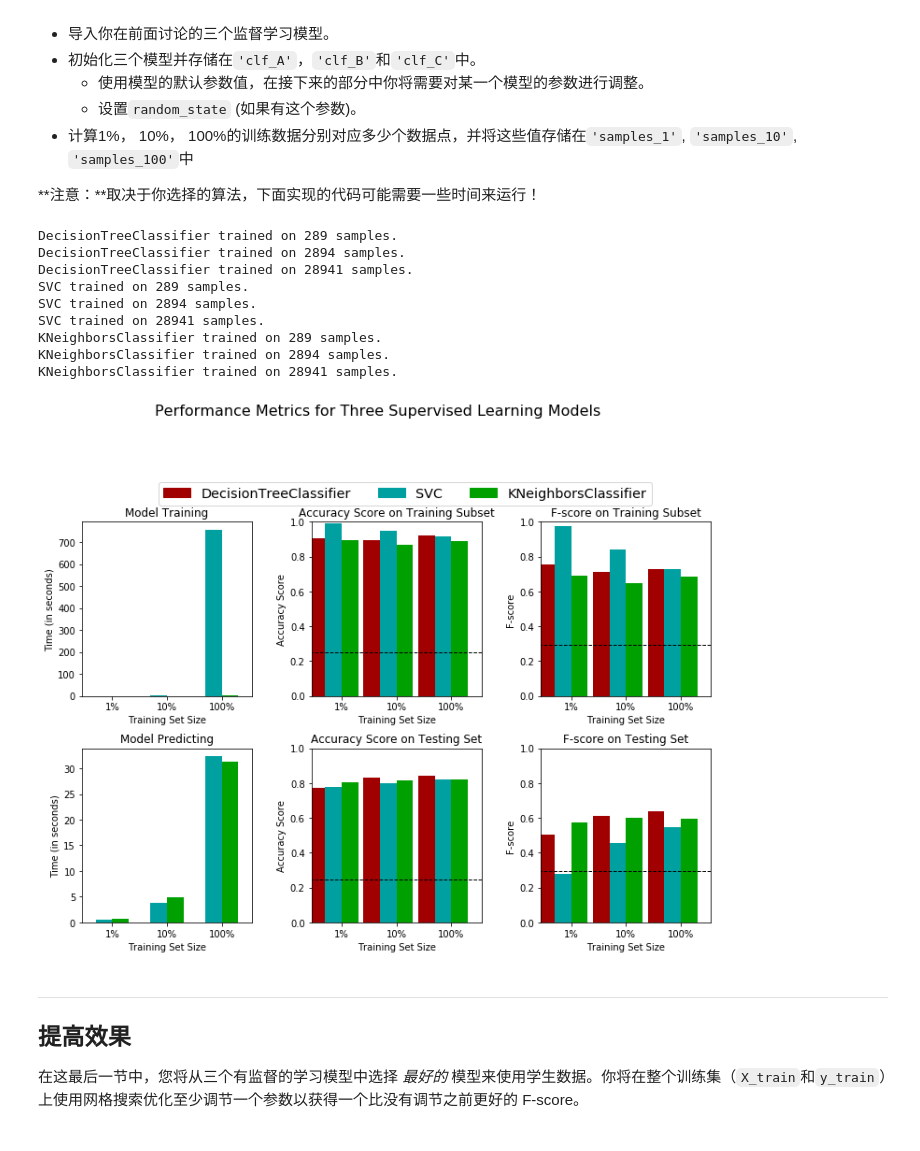
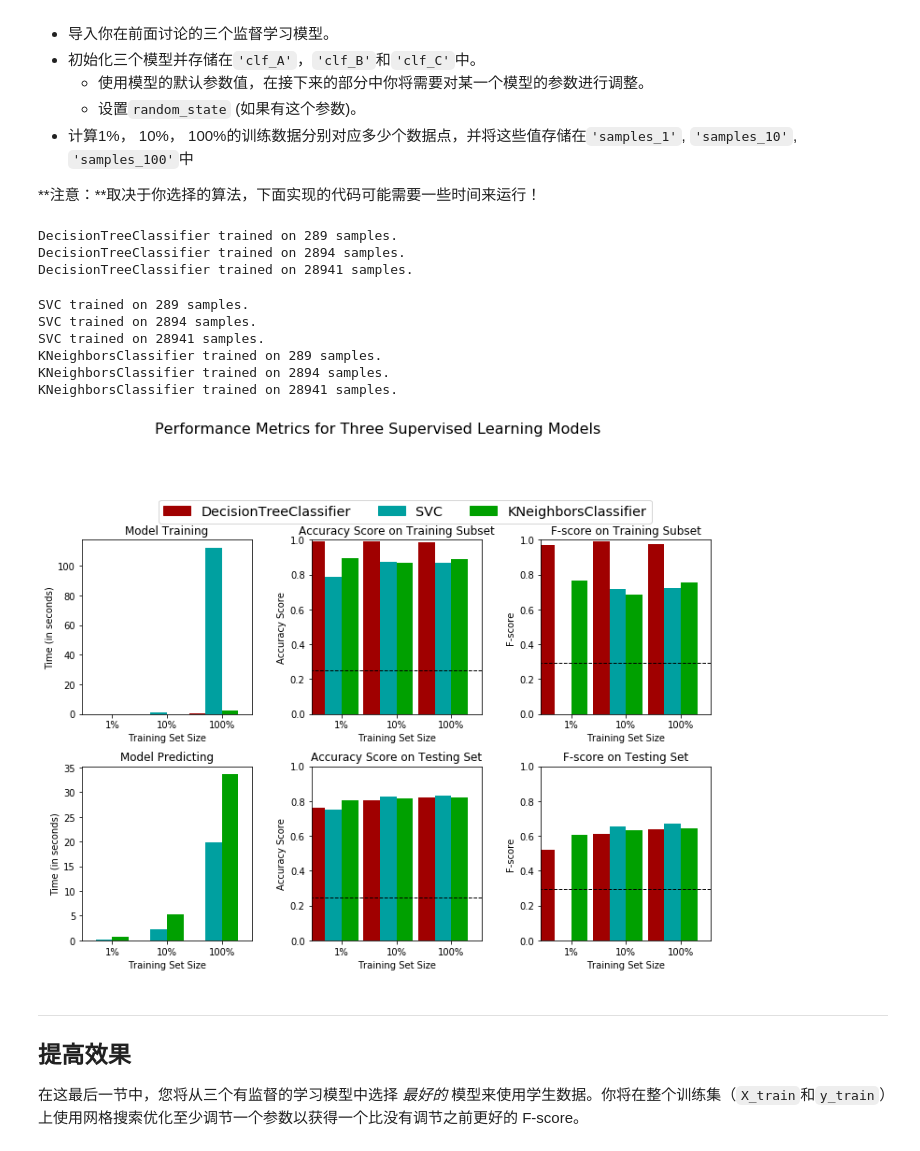
Before and after one commit to Majinglong/cn-machine-learning, a Jupyter notebook: finding_donors/finding_donors.ipynb, the cells around one changed output. Saved outputs shown, nothing was run; the diff lists cells and outputs as text; code cells hidden in the pictures.

```diff
--- a/finding_donors/finding_donors.ipynb
+++ b/finding_donors/finding_donors.ipynb
@@ -151,17 +144,19 @@ display(features_raw.head(n = 1))
 features = pd.get_dummies(features_raw)
 
 # TODO：将'income_raw'编码成数字值
-def jungle_income(str):
-    if str == ">50K":
-        return 1
-    else:
-        return 0
-income = income_raw.apply(jungle_income)
+# def jungle_income(str):
+#     if str == ">50K":
+#         return 1
+#     else:
+#         return 0
+# income = income_raw.apply(jungle_income)
+# income = income_raw.apply(lambda x: 0 if x == '<=50K' else 1)
+
+income = (income_raw == ">50K").astype(int)
 
 # 打印经过独热编码之后的特征数量
 encoded = list(features.columns)
 print ("{} total features after one-hot encoding.".format(len(encoded)))
-print (income)
 # 移除下面一行的注释以观察编码的特征名字
 print (encoded)
 # %% [output]
@@ -227,14 +207,17 @@ $$ F_{\beta} = (1 + \beta^2) \cdot \frac{precision \cdot recall}{\left( \beta^2
 # %%
 #不能使用scikit-learn，你需要根据公式自己实现相关计算。
 
+train_record = len(X_train.index)
+train_greater_50K = len(X_train[y_train == 1].index)
+
 #TODO： 计算准确率
-accuracy = n_greater_50k/n_records
+accuracy = train_greater_50K/train_record
 
 # TODO： 计算查准率 Precision
-precision = n_greater_50k/n_records
+precision = train_greater_50K/train_record
 
 # TODO： 计算查全率 Recall
-recall = n_greater_50k/n_greater_50k
+recall = train_greater_50K/train_greater_50K
 
 # TODO： 使用上面的公式，设置beta=0.5，计算F-score
 beta = 0.5
@@ -383,16 +366,16 @@ def train_predict(learner, sample_size, X_train, y_train, X_val, y_val):
     results['pred_time'] = end-start
 
     # TODO：计算在最前面的300个训练数据的准确率
-    results['acc_train'] = accuracy_score(predictions_train,y_train.iloc[:300])
+    results['acc_train'] = accuracy_score(y_train.iloc[:300],predictions_train)
 
     # TODO：计算在验证上的准确率
-    results['acc_val'] = accuracy_score(predictions_val,y_val)
+    results['acc_val'] = accuracy_score(y_val,predictions_val)
 
     # TODO：计算在最前面300个训练数据上的F-score
-    results['f_train'] = fbeta_score(predictions_train,y_train.iloc[:300],beta=0.5)
+    results['f_train'] = fbeta_score(y_train.iloc[:300],predictions_train,beta=0.5)
 
     # TODO：计算验证集上的F-score
-    results['f_val'] = fbeta_score(predictions_val,y_val,beta=0.5)
+    results['f_val'] = fbeta_score(y_val,predictions_val,beta=0.5)
 
     # 成功
     print ("{} trained on {} samples.".format(learner.__class__.__name__, sample_size))
@@ -412,40 +395,40 @@ def train_predict(learner, sample_size, X_train, y_train, X_val, y_val):
 # %%
 # TODO：从sklearn中导入三个监督学习模型
 from sklearn import tree
 from sklearn import svm
 from sklearn.neighbors import KNeighborsClassifier
 
 # TODO：初始化三个模型
-clf_A = tree.DecisionTreeClassifier(min_samples_leaf=5)
-clf_B = svm.SVC(kernel='rbf',C=5,gamma=5)
-clf_C = KNeighborsClassifier(n_neighbors=5)
+clf_A = tree.DecisionTreeClassifier(random_state=42)
+clf_B = svm.SVC(random_state=42)
+clf_C = KNeighborsClassifier()
 
 # TODO：计算1%， 10%， 100%的训练数据分别对应多少点
 samples_1 = round(X_train.iloc[:,0].size* 0.01)
 samples_10 = round(X_train.iloc[:,0].size* 0.1)
 samples_100 = X_train.iloc[:,0].size
 
 # 收集学习器的结果
 results = {}
 for clf in [clf_A, clf_B, clf_C]:
     clf_name = clf.__class__.__name__
     results[clf_name] = {}
     for i, samples in enumerate([samples_1, samples_10, samples_100]):
         results[clf_name][i] = train_predict(clf, samples, X_train, y_train, X_val, y_val)
 
 # 对选择的三个模型得到的评价结果进行可视化
 vs.evaluate(results, accuracy, fscore)
 # %% [output]
 DecisionTreeClassifier trained on 289 samples.
 DecisionTreeClassifier trained on 2894 samples.
 DecisionTreeClassifier trained on 28941 samples.
-SVC trained on 289 samples.
-SVC trained on 2894 samples.
-SVC trained on 28941 samples.
-KNeighborsClassifier trained on 289 samples.
-KNeighborsClassifier trained on 2894 samples.
-KNeighborsClassifier trained on 28941 samples.
+SVC trained on 289 samples.
+SVC trained on 2894 samples.
+SVC trained on 28941 samples.
+KNeighborsClassifier trained on 289 samples.
+KNeighborsClassifier trained on 2894 samples.
+KNeighborsClassifier trained on 28941 samples.
-[figure, old version]
+[figure, new version]
 # %% [markdown]
 ----
 ## 提高效果
```
Also changed, not shown: parts of 17 cells of this notebook, 1 other file.
